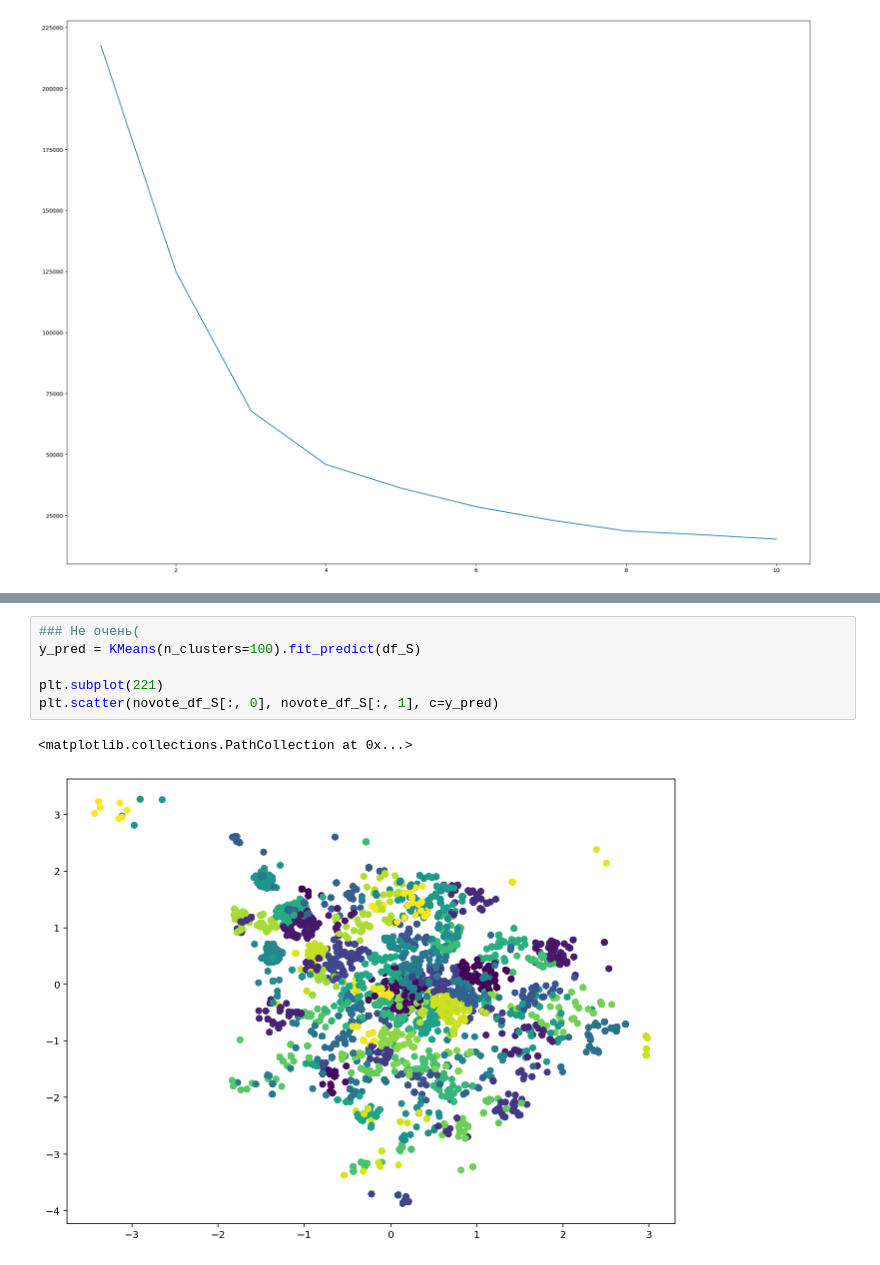
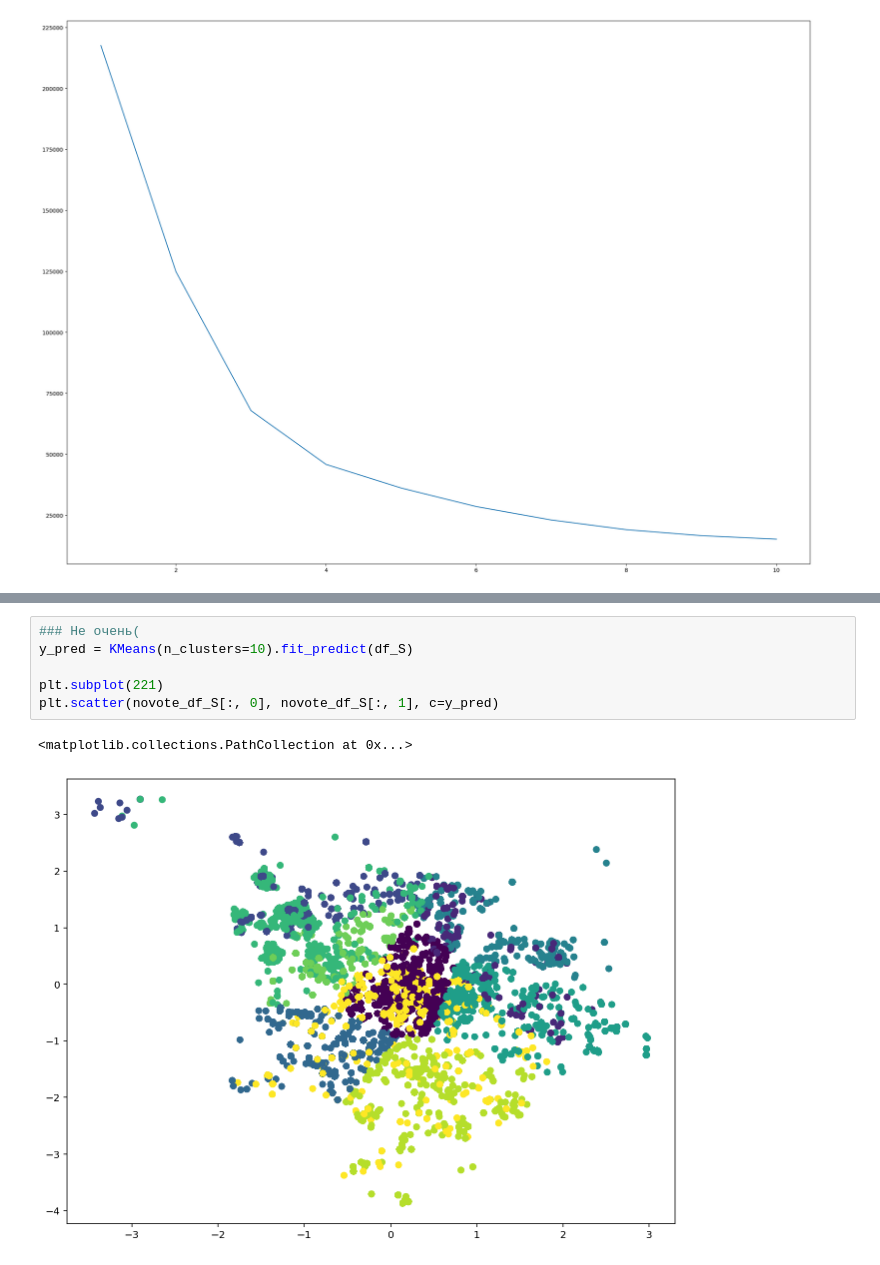
Before and after one commit to doompro1/NetologyPython, a Jupyter notebook: Feature engineering/Кластеризация/Homework/Homework/homework clustering.ipynb, the cells around one changed output, grey strips where cells are left out. Drawn from its saved outputs; the diff is of its cells as text.

```diff
--- a/Feature engineering/Кластеризация/Homework/Homework/homework clustering.ipynb
+++ b/Feature engineering/Кластеризация/Homework/Homework/homework clustering.ipynb
@@ -157,9 +157,9 @@ plt.plot(ks, k_inertia)
 # %%
 ### Не очень(
-y_pred = KMeans(n_clusters=100).fit_predict(df_S)
+y_pred = KMeans(n_clusters=10).fit_predict(df_S)
 
 plt.subplot(221)
 plt.scatter(novote_df_S[:, 0], novote_df_S[:, 1], c=y_pred)
 # %% [output]
 <matplotlib.collections.PathCollection at 0x...>
-[figure, old version]
+[figure, new version]
```
Also changed, not shown: parts of 2 cells of this notebook.
